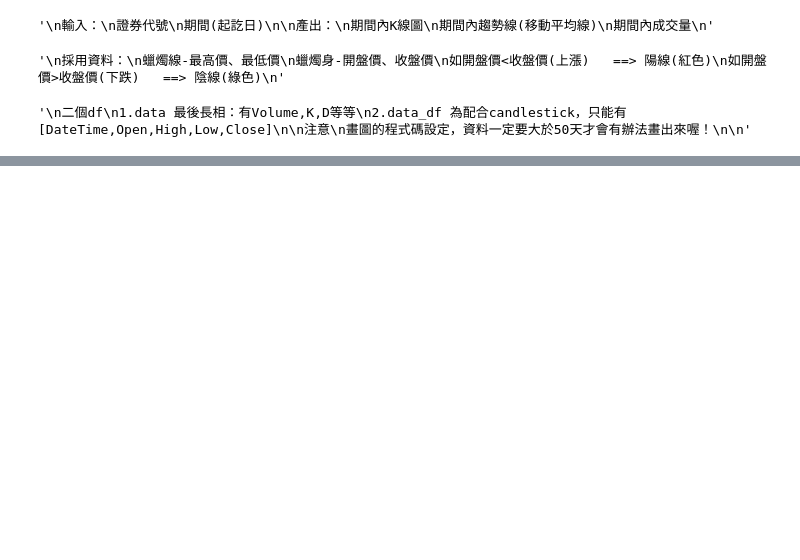
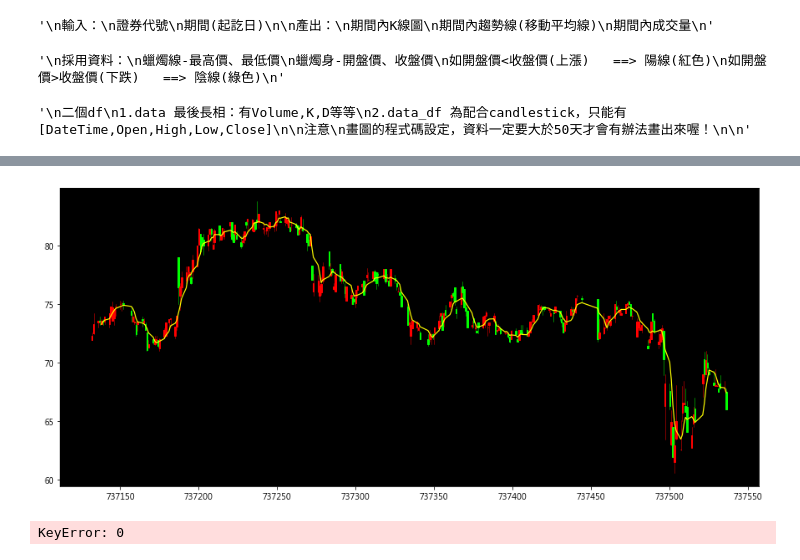
Before and after one commit to Skya-neko/TWSECrawler, a Jupyter notebook: TWSE crawler (Self-definition)-03-last edit.ipynb, the cells around one changed output, grey strips where cells are left out. Drawn from its saved outputs; the diff is of its cells as text; code cells hidden in the pictures; blank space fills up the shorter version.

```diff
--- a/TWSE crawler (Self-definition)-03-last edit.ipynb
+++ b/TWSE crawler (Self-definition)-03-last edit.ipynb
@@ -138,0 +145,22 @@ See the caveats in the documentation: http://pandas.pydata.org/pandas-docs/stabl
+# %%
+#起點
+def findIndex(yy, mm, dd):
+    month = lambda mm: '0' + str(mm) if mm < 10 else str(mm)
+    day = lambda dd: '0' + str(dd) if dd < 10 else str(dd)
+    dataIndex = []
+    lenth = data.shape #輸出是一個tuple
+    print(lenth)
+
+    for i in range(0,lenth[0]):
+        if data.index[i] == pd.Timestamp(str(yy)+'-'+month(mm)+'-'+day(dd)+' 00:00:00'):
+            ans = i
+            break
+
+        else:
+            ans = '這天股市沒有交易！'
+
+    print(ans)
+
+
+start = findIndex(2020, 3, 2)
+end = findIndex(2020, 4, 21)
@@ -382,3 +436,21 @@ plt.show()
+# %%
+Ma_5 = moving_average(data_df2,5)
+Ma_10 = moving_average(data_df2,10)
+Ma_20 = moving_average(data_df2,20)
+Ma_60 = moving_average(data_df2,60)
+Ma_120 = moving_average(data_df2,120)
+Ma_Len = len(data_df2['DateTime'])-(120-1) #配合Ma_120，也因為此行的關係資料一定要大於120畫圖才會正確
+fig = plt.figure(facecolor='white',figsize=(15,10))
+ax1 = plt.subplot2grid((6,4), (0,0),rowspan=4, colspan=4, facecolor='k')
+candlestick_ohlc(ax1, data_df2.values[start:end],width=0.8,colorup='red',colordown='lime')
+ax1.plot(data_df2['DateTime'].values[start:end],Ma_5[start:end],'yellow',label='5 MA Line', linewidth=1.2)
+
+plt.show()
+print(Ma_5[0])
+#沒有如預期指出現那幾天
+# %% [output]
+[figure, added]
+KeyError: 0
 # %%
 #https://openwritings.net/pg/mplfinance/python-draw-candlestickohlc-using-new-mplfinance
 mpf.plot(data,type='candle',mav=(3,6,9),style = 'charles',title ='Stock price',ylabel='Price ($)',volume = True)
```
Also changed, not shown: parts of 16 cells of this notebook.
